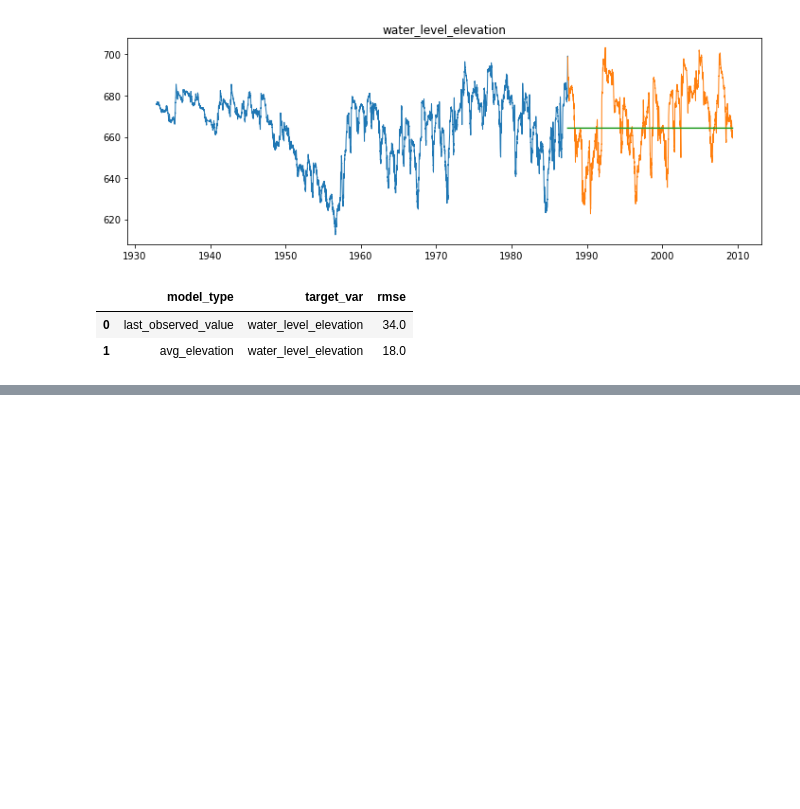
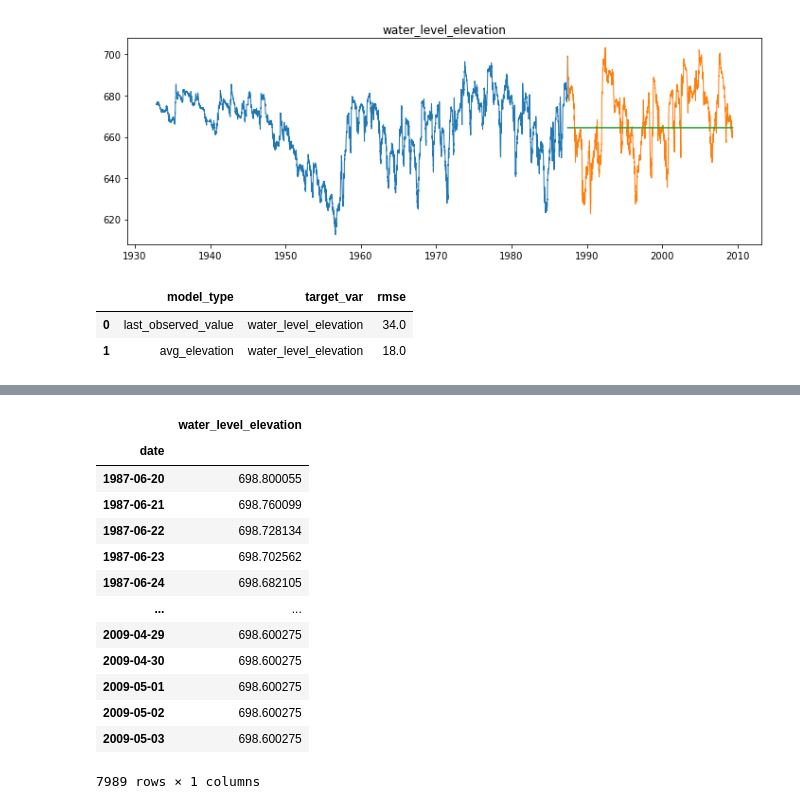
Before and after one commit to AndrewRachuig/edwards_aquifer_project, a Jupyter notebook: modeling_working_notebook.ipynb, the cells around one changed output, grey strips where cells are left out. Saved outputs shown, nothing was run; the diff lists cells and outputs as text; code cells hidden in the pictures; blank space fills up the shorter version.

```diff
--- a/modeling_working_notebook.ipynb
+++ b/modeling_working_notebook.ipynb
@@ -207,0 +248,7 @@ eval_df
+# %%
+# Creating the initial Holt's Object
+model = Holt(train, exponential=False, damped=True)
+# Fitting the Holt's object
+model = model.fit(optimized=True)
+#Making predictions for each date in validate
+yhat_items = model.predict(start = validate.index[0], end = validate.index[-1])
@@ -207,0 +272,20 @@ eval_df
+# %%
+# add predictions to yhat_df
+yhat_df['water_level_elevation'] = pd.DataFrame(yhat_items)
+# %%
+yhat_df
+# %% [output]
+|  | water_level_elevation |
+| date |  |
+| 1987-06-20 | 698.800055 |
+| 1987-06-21 | 698.760099 |
+| 1987-06-22 | 698.728134 |
+| 1987-06-23 | 698.702562 |
+| 1987-06-24 | 698.682105 |
+| ... | ... |
+| 2009-04-29 | 698.600275 |
+| 2009-04-30 | 698.600275 |
+| 2009-05-01 | 698.600275 |
+| 2009-05-02 | 698.600275 |
+| 2009-05-03 | 698.600275 |
+7989 rows × 1 columns
```
Also changed, not shown: parts of 12 cells of this notebook.
